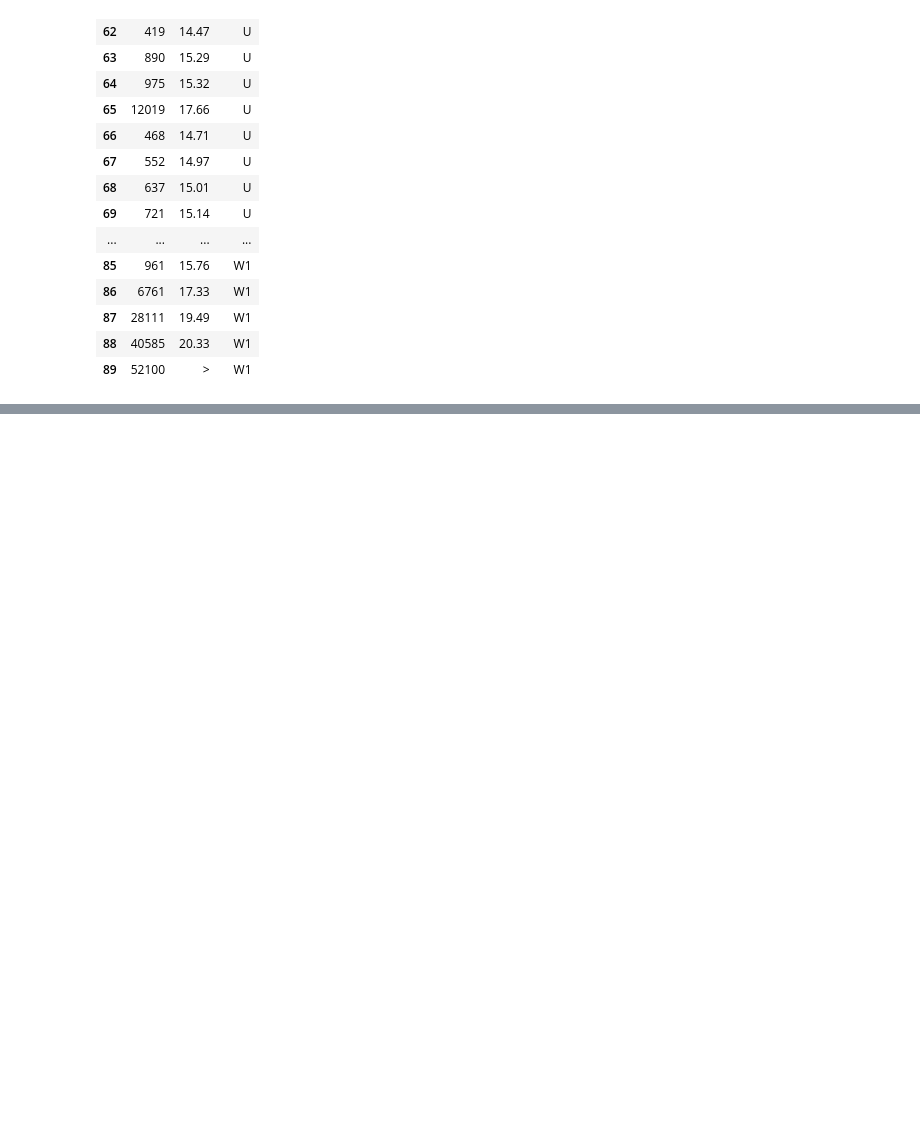
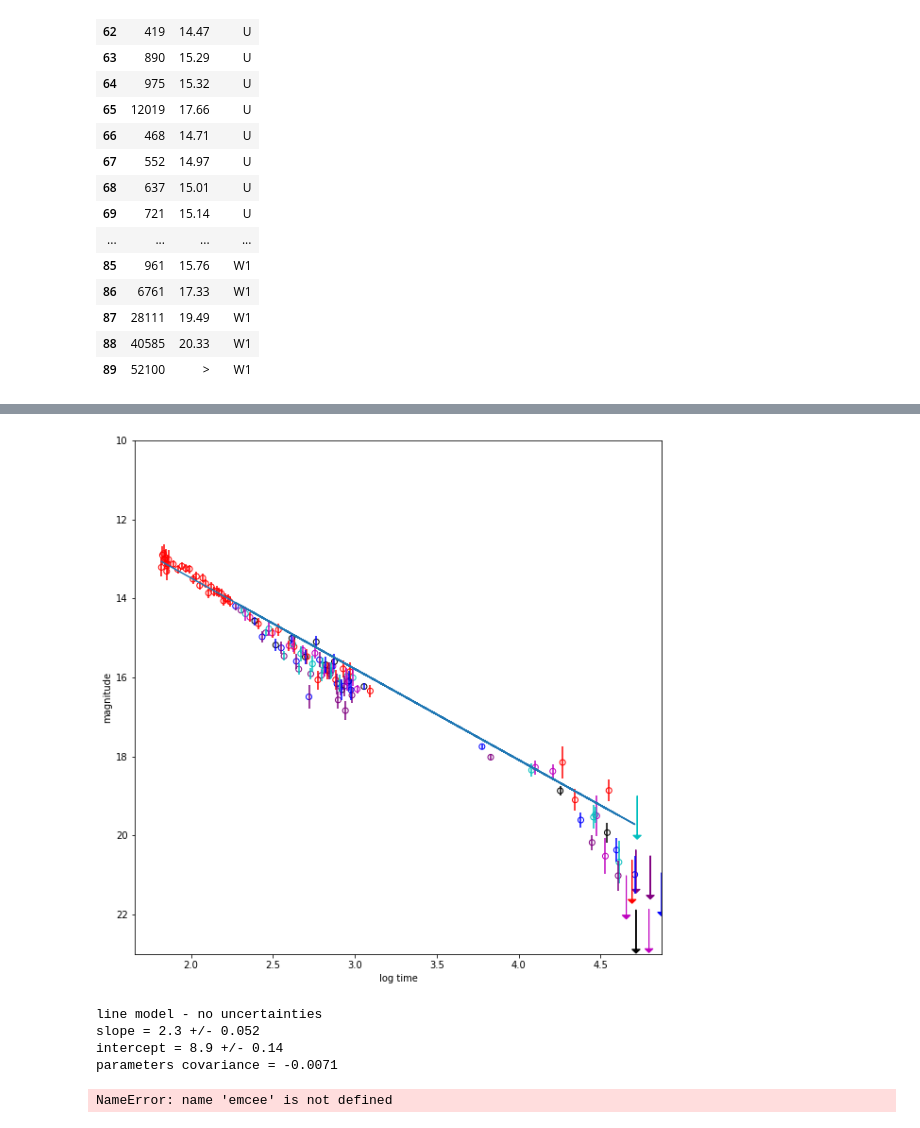
Before and after one commit to xiaolng/DSPS_FBianco, a Jupyter notebook: HW1/GRBdataPrep.ipynb, the cells around one changed output, grey strips where cells are left out. Saved outputs shown, nothing was run; the diff lists cells and outputs as text; code cells hidden in the pictures; blank space fills up the shorter version.

```diff
--- a/HW1/GRBdataPrep.ipynb
+++ b/HW1/GRBdataPrep.ipynb
@@ -122,0 +136,3 @@ grb050525A[grb050525A.mag.isna()]
+# %%
+grb050525A_notna = grb050525A[["filter", "time", "logtime","mag",
+            "magerr", "upperlimit" ]].dropna()
@@ -122,0 +171,5 @@ grb050525A[grb050525A.mag.isna()]
+# %%
+c = np.zeros((len(grb050525A_notna), len(grb050525A_notna)))
+for i in range(len(grb050525A_notna)):
+    c[i,i] = grb050525A_notna.magerr.values[i]
+c = np.matrix(c), np.linalg.inv(c)
@@ -122,0 +180,18 @@ grb050525A[grb050525A.mag.isna()]
+# %%
+y = grb050525A_notna.mag
+s = grb050525A_notna.magerr
+x = grb050525A_notna.logtime
+# %%
+import scipy as sp
+from scipy import optimize
+def line(x, a, b):
+    """
+    Takes two parameters (a and b) along with an array of x values. Returns y array.
+    """
+
+    return a * x + b
+popt0, pcov0 = sp.optimize.curve_fit(line, x, y, p0=[2.5, 0], sigma=s)
+
+print("fit parameters", popt0, "\n",
+      "covariance matrix\n", pcov0)
+#f
@@ -122,0 +223,31 @@ grb050525A[grb050525A.mag.isna()]
+# %%
+pl.figure(figsize=(10,10))
+ind = grb050525A.magerr > 0#(grb050525A["filter"] == "V")+ (grb050525A["filter"]  == "B") + \
+      #     (grb050525A["filter"]  == "U")
+pl.errorbar(grb050525A["logtime"], grb050525A["newmag"],
+            alpha=1, yerr=grb050525A["magerr"], fmt='.', ms=0,
+            ecolor=grb050525A["color"], fcolor=None)
+pl.scatter(grb050525A["logtime"], grb050525A["newmag"], alpha=1,
+           edgecolor=grb050525A["color"], facecolors='none')
+nuplim = grb050525A.mag.isna().sum()
+for i in grb050525A[grb050525A.mag.isna()].index:
+    pl.arrow(grb050525A.loc[i].logtime,
+         grb050525A.loc[i].uplimmag, 0, 1, fc=grb050525A.loc[i].color,
+            head_width=0.05, head_length=0.1, ec=grb050525A.loc[i].color)
+pl.plot(x, popt0[0] * x + popt0[1])
+pl.ylim(23,10)
+pl.ylabel("magnitude")
+pl.xlabel("log time");
+# %% [output]
+[figure, added]
+# %%
+print ("line model - no uncertainties")
+
+print("slope = {:.2} +/- {:.2}".format(popt0[0], np.sqrt(pcov0[0,0])))
+print("intercept = {:.2} +/- {:.2}".format(popt0[1], np.sqrt(pcov0[1,1])))
+print("parameters covariance = {:.2}".format(pcov0[1,0]))
+# %% [output]
+line model - no uncertainties
+slope = 2.3 +/- 0.052
+intercept = 8.9 +/- 0.14
+parameters covariance = -0.0071
@@ -122,0 +272,10 @@ grb050525A[grb050525A.mag.isna()]
+# %%
+pos = popt0 + 1e-4 * np.random.randn(50, 2)
+nwalkers, ndim = pos.shape
+
+sampler = emcee.EnsembleSampler(nwalkers, ndim,
+                                log_probability, args=(x,y,s))
+
+sampler.run_mcmc(pos, 2000, progress=True);
+# %% [output]
+NameError: name 'emcee' is not defined
```
Also changed, not shown: parts of 12 cells of this notebook.
